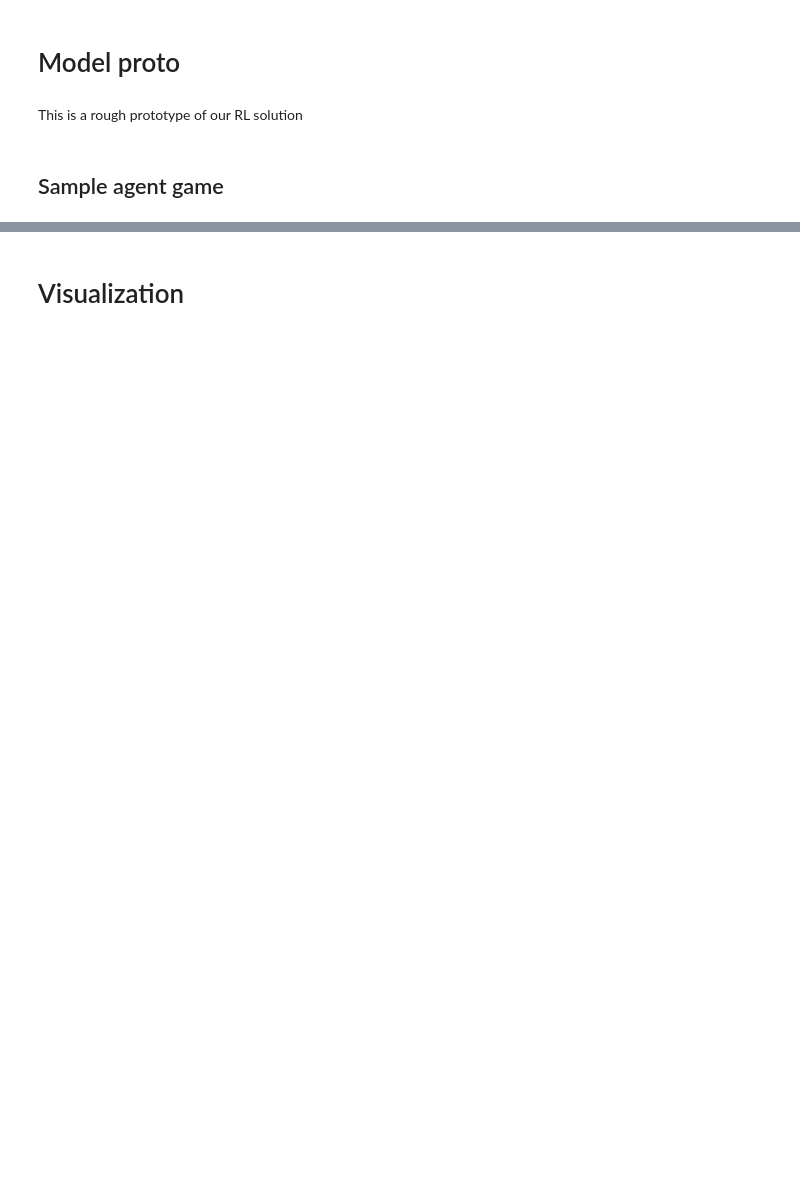
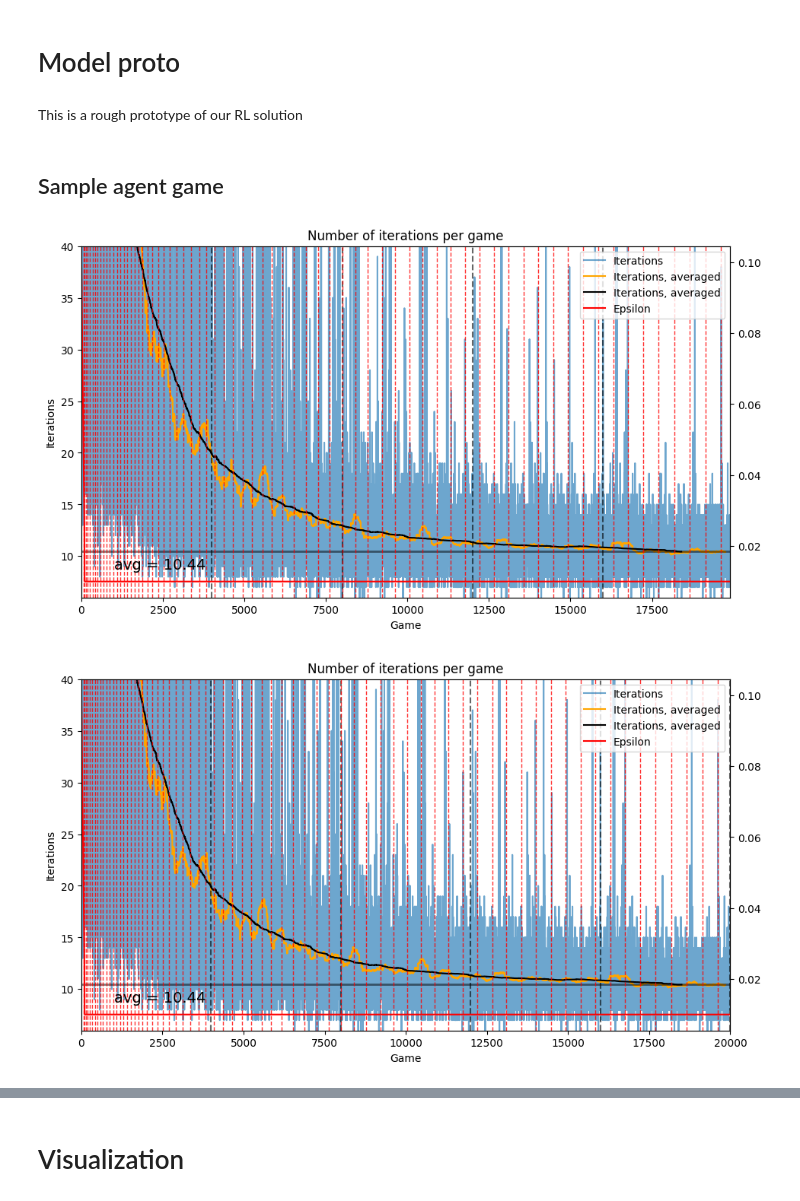
Before and after one commit to Sambura/DnD-RL-combat-agent, a Jupyter notebook: notebooks/model_proto.ipynb, the cells around one changed output, grey strips where cells are left out. Saved outputs shown, nothing was run; the diff lists cells and outputs as text; code cells hidden in the pictures; blank space fills up the shorter version.

```diff
--- a/notebooks/model_proto.ipynb
+++ b/notebooks/model_proto.ipynb
@@ -134,29 +144,47 @@ mag1s, mag2s = [], []
 # %%
-games = 5000
-checkpoint_each = 2000
-checkpoint_name = '4v4-agent'
+games = 20000
+checkpoint_each = 4000
+checkpoint_name = '2v2-0-agent'
 if checkpoint_name is None: checkpoint_each = 1e99
+last_update = time.time()
 
+kwargs = {'ylim': 40}
 last_checkpoint = checkpoints[-1] if len(checkpoints) > 0 else 0
 with tqdm(range(games), desc='Training') as pbar:
     for i in pbar:
         game = create_same_game(get_colormap=False)
         resolver = get_default_action_resolver(game)
         outputs = agent.predict(game.observe_board())
         metric = np.mean(np.abs(outputs), axis=(1, 2))
         iter_count = train_loop(agent, game, resolver)
         iters.append(iter_count)
         eps.append(agent.epsilon)
         pbar.set_postfix({
             'eps': agent.epsilon,
             'mag1': metric[0], 'mag2': metric[1]
         })
         mag1s.append(metric[0])
         mag2s.append(metric[1])
 
+        ctime = time.time()
+        if ctime - last_update > 15:
+            clear_output(wait=True)
+            plot_training_history(iters, eps, checkpoints, vlines=reps, **kwargs)
+            display(pbar.container)
+            last_update = ctime
+
         iter_i = len(iters)
         if iter_i - last_checkpoint >= checkpoint_each:
             last_checkpoint = iter_i
             checkpoints.append(iter_i)
             agent.save_agent(f'../checkpoints/{checkpoint_name}-{iter_i}')
+
+        if did_replace[0]:
+            did_replace[0] = False
+            reps.append(iter_i)
+
+plot_training_history(iters, eps, checkpoints, vlines=reps, **kwargs)
+# %% [output]
+[figure, added]
+[figure, added]
 # %%
```
Also changed, not shown: parts of 9 cells of this notebook, 6 other files.
